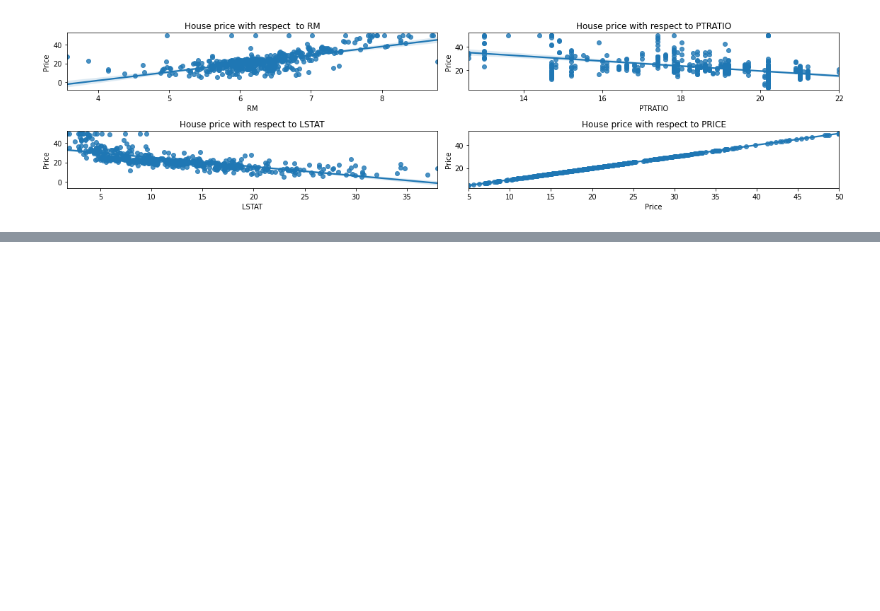
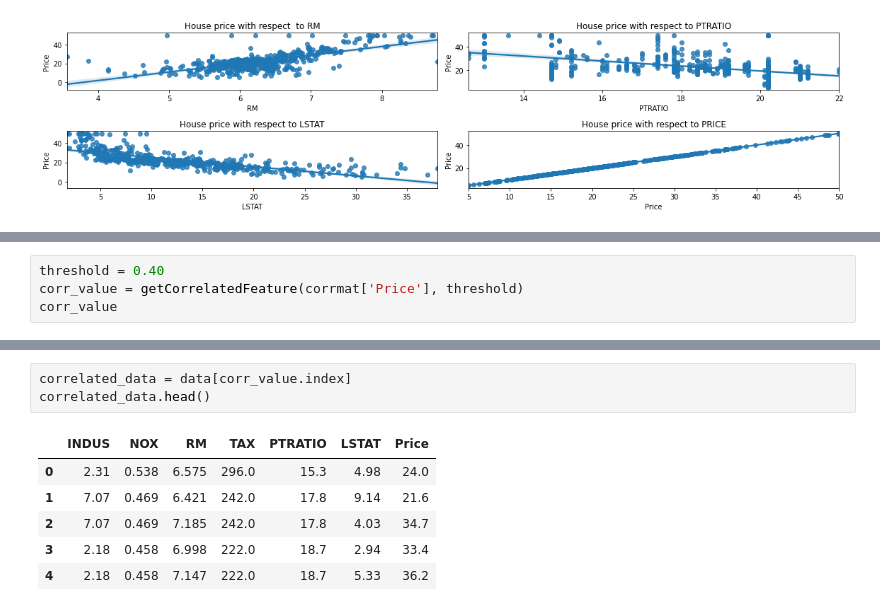
Before and after one commit to divyansh1122/ml-basics, a Jupyter notebook: linearRegression2.ipynb, the cells around one changed output, grey strips where cells are left out. Cells and saved outputs as stored; diff of their text form; blank space fills up the shorter version.

```diff
--- a/linearRegression2.ipynb
+++ b/linearRegression2.ipynb
@@ -410,0 +543,4 @@ fig.tight_layout()
+# %%
+threshold = 0.40
+corr_value = getCorrelatedFeature(corrmat['Price'], threshold)
+corr_value
@@ -410,0 +556,10 @@ fig.tight_layout()
+# %%
+correlated_data = data[corr_value.index]
+correlated_data.head()
+# %% [output]
+|  | INDUS | NOX | RM | TAX | PTRATIO | LSTAT | Price |
+| 0 | 2.31 | 0.538 | 6.575 | 296.0 | 15.3 | 4.98 | 24.0 |
+| 1 | 7.07 | 0.469 | 6.421 | 242.0 | 17.8 | 9.14 | 21.6 |
+| 2 | 7.07 | 0.469 | 7.185 | 242.0 | 17.8 | 4.03 | 34.7 |
+| 3 | 2.18 | 0.458 | 6.998 | 222.0 | 18.7 | 2.94 | 33.4 |
+| 4 | 2.18 | 0.458 | 7.147 | 222.0 | 18.7 | 5.33 | 36.2 |
```
Also changed, not shown: parts of 22 cells of this notebook.
